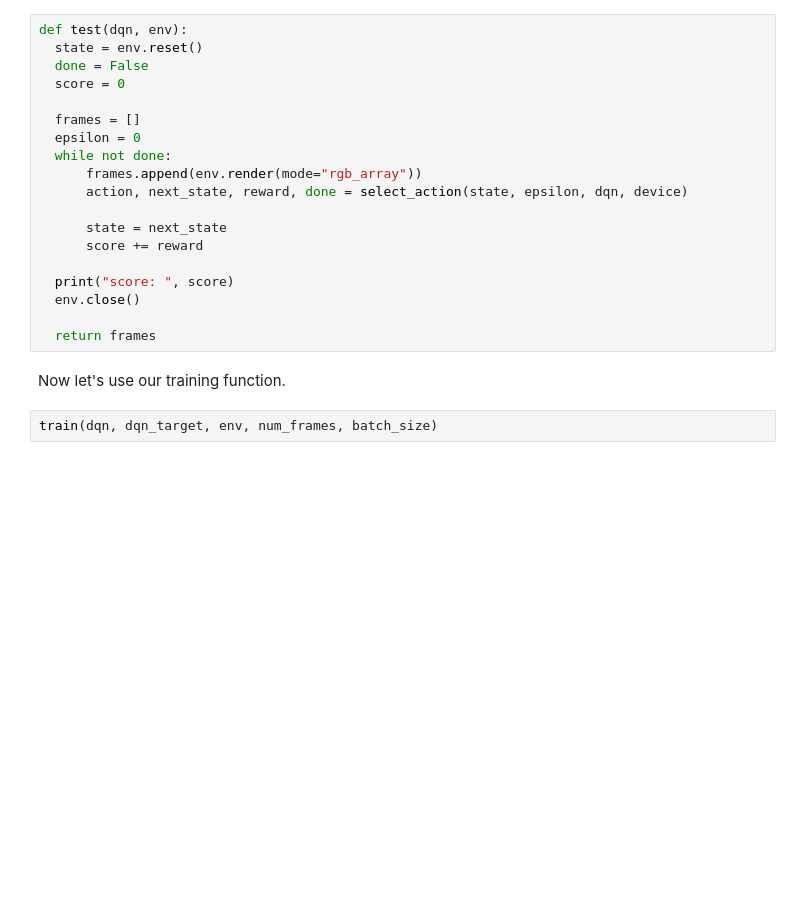
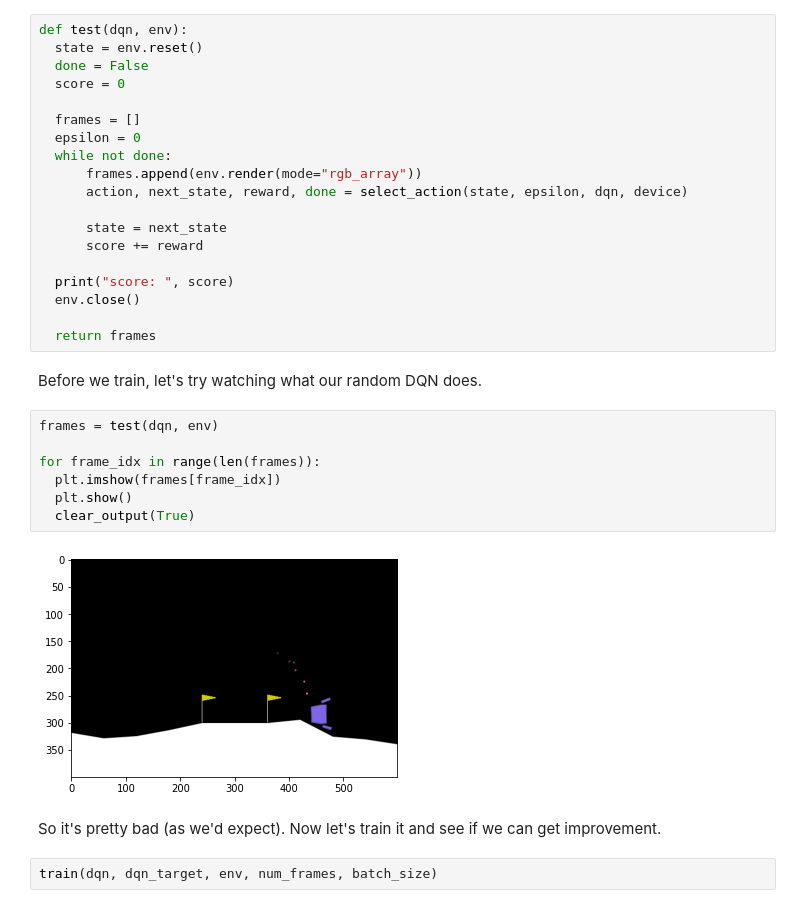
Before and after one commit to parisimaa/dl-demos, a Jupyter notebook: demo10-q-learning.ipynb, the cells around one changed output. Drawn from its saved outputs; the diff is of its cells as text; blank space fills up the shorter version.

Commit message:
update with comparison before training

```diff
--- a/demo10-q-learning.ipynb
+++ b/demo10-q-learning.ipynb
@@ -312,8 +312,19 @@ def test(dqn, env):
   env.close()
 
   return frames
-# %% [markdown]
-Now let's use our training function.
+# %% [markdown]
+Before we train, let's try watching what our random DQN does.
+# %%
+frames = test(dqn, env)
+
+for frame_idx in range(len(frames)):
+  plt.imshow(frames[frame_idx])
+  plt.show()
+  clear_output(True)
+# %% [output]
+[figure, added]
+# %% [markdown]
+So it's pretty bad (as we'd expect). Now let's train it and see if we can get improvement.
 # %%
 train(dqn, dqn_target, env, num_frames, batch_size)
 # %% [output]
```
Also changed, not shown: parts of 2 cells of this notebook.
